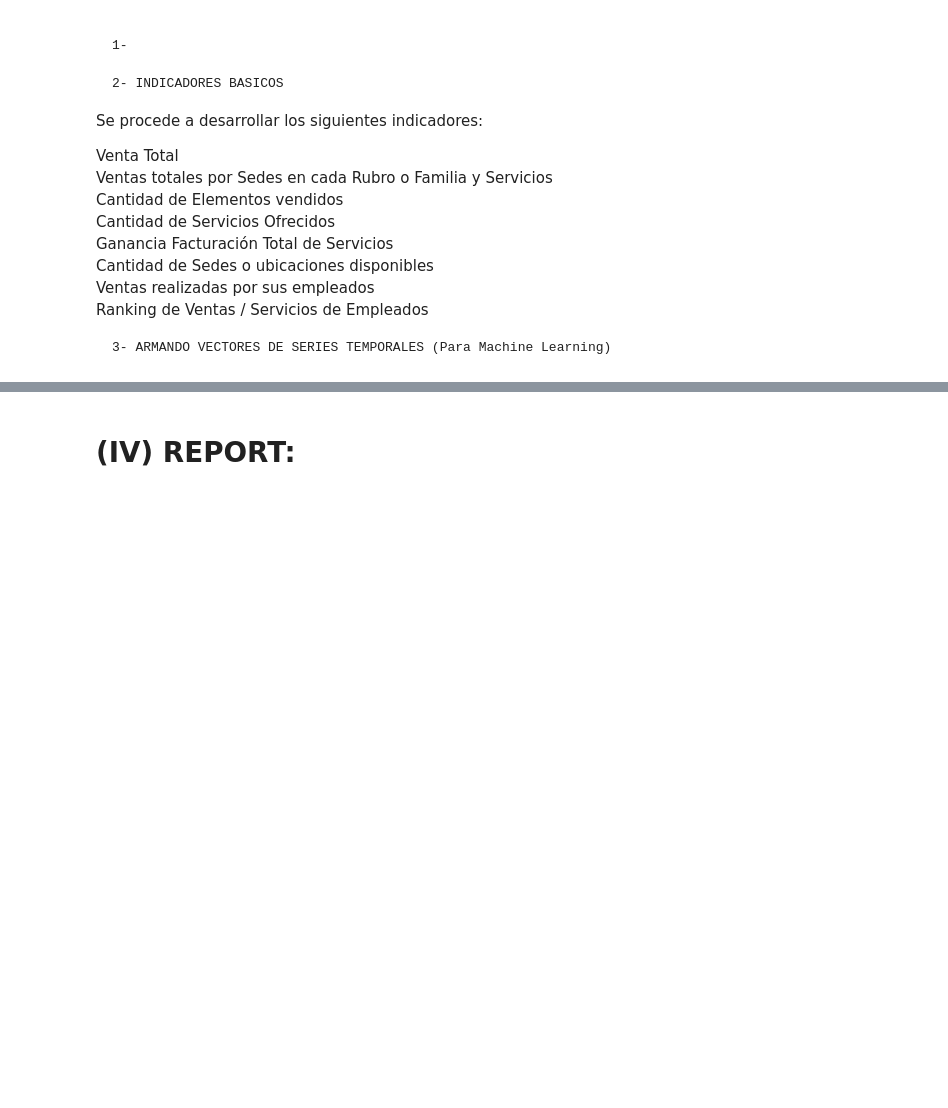
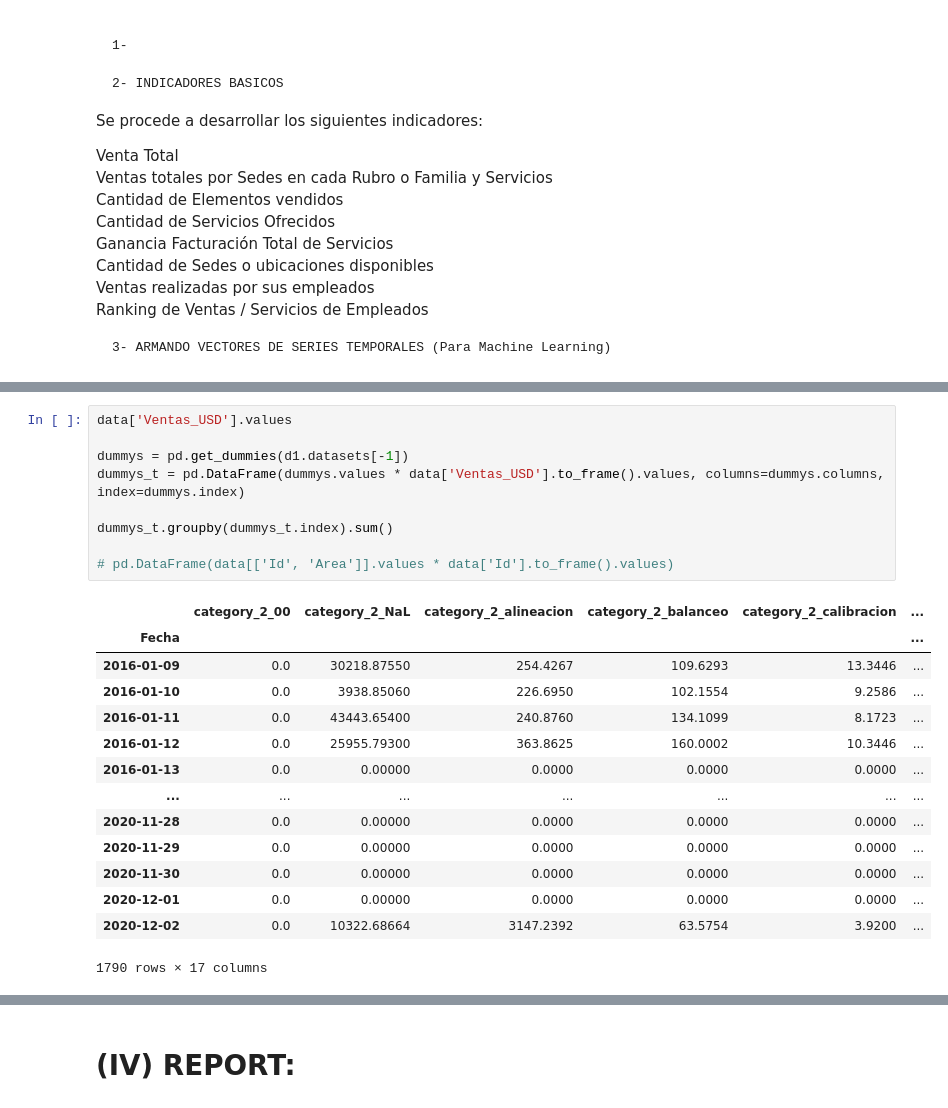
Before and after one commit to jackonedev/timeseries-project, a Jupyter notebook: data-science.ipynb, the cells around one changed output, grey strips where cells are left out. Saved outputs shown, nothing was run; the diff lists cells and outputs as text; blank space fills up the shorter version.

```diff
--- a/data-science.ipynb
+++ b/data-science.ipynb
@@ -269,0 +339,24 @@ Ranking de Ventas / Servicios de Empleados<br />
+# %%
+data['Ventas_USD'].values
+
+dummys = pd.get_dummies(d1.datasets[-1])
+dummys_t = pd.DataFrame(dummys.values * data['Ventas_USD'].to_frame().values, columns=dummys.columns, index=dummys.index)
+
+dummys_t.groupby(dummys_t.index).sum()
+
+# pd.DataFrame(data[['Id', 'Area']].values * data['Id'].to_frame().values)
+# %% [output]
+|  | category_2_00 | category_2_NaL | category_2_alineacion | category_2_balanceo | category_2_calibracion | ... |
+| Fecha |  |  |  |  |  | ... |
+| 2016-01-09 | 0.0 | 30218.87550 | 254.4267 | 109.6293 | 13.3446 | ... |
+| 2016-01-10 | 0.0 | 3938.85060 | 226.6950 | 102.1554 | 9.2586 | ... |
+| 2016-01-11 | 0.0 | 43443.65400 | 240.8760 | 134.1099 | 8.1723 | ... |
+| 2016-01-12 | 0.0 | 25955.79300 | 363.8625 | 160.0002 | 10.3446 | ... |
+| 2016-01-13 | 0.0 | 0.00000 | 0.0000 | 0.0000 | 0.0000 | ... |
+| ... | ... | ... | ... | ... | ... | ... |
+| 2020-11-28 | 0.0 | 0.00000 | 0.0000 | 0.0000 | 0.0000 | ... |
+| 2020-11-29 | 0.0 | 0.00000 | 0.0000 | 0.0000 | 0.0000 | ... |
+| 2020-11-30 | 0.0 | 0.00000 | 0.0000 | 0.0000 | 0.0000 | ... |
+| 2020-12-01 | 0.0 | 0.00000 | 0.0000 | 0.0000 | 0.0000 | ... |
+| 2020-12-02 | 0.0 | 10322.68664 | 3147.2392 | 63.5754 | 3.9200 | ... |
+1790 rows × 17 columns
```
Also changed, not shown: parts of 19 cells of this notebook.
